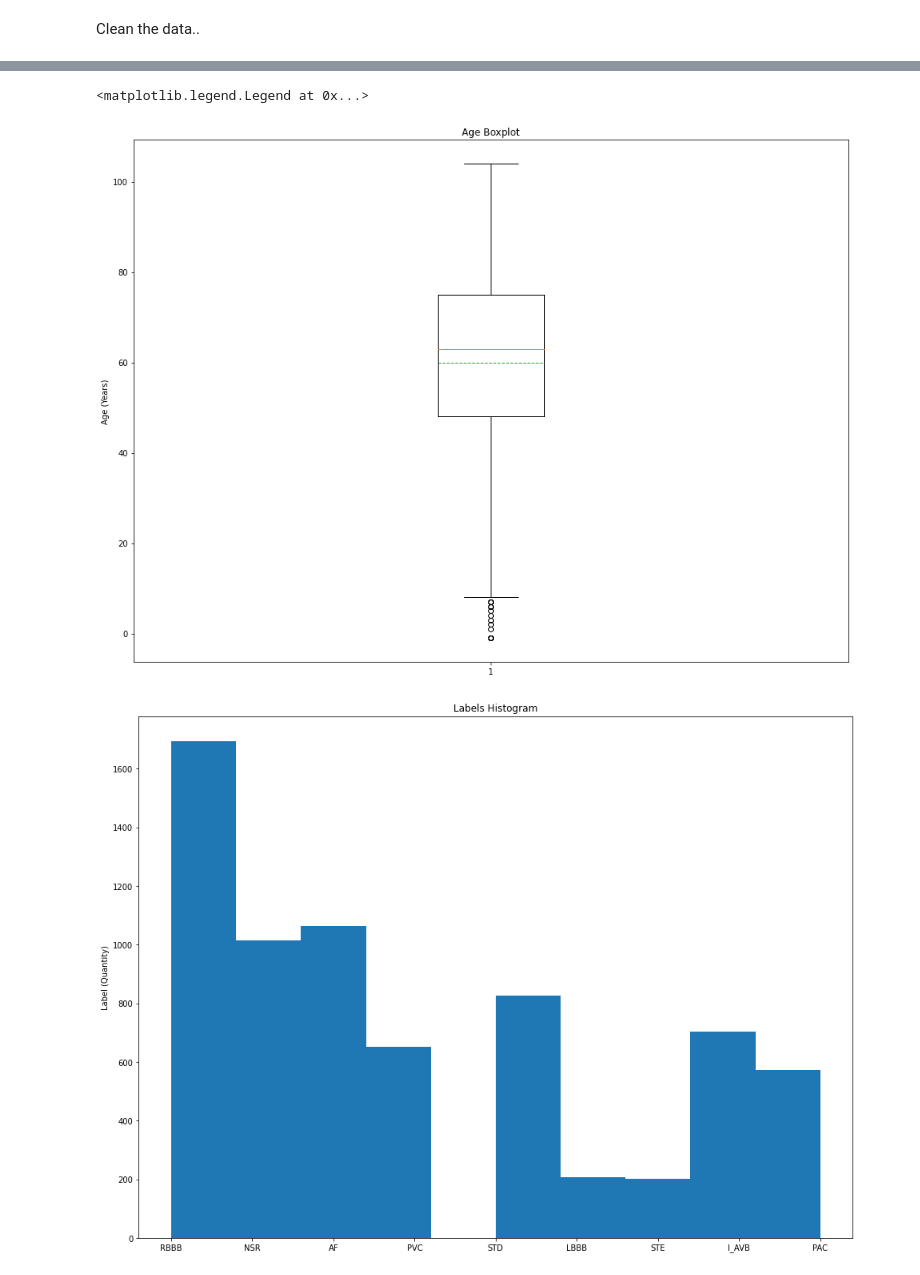
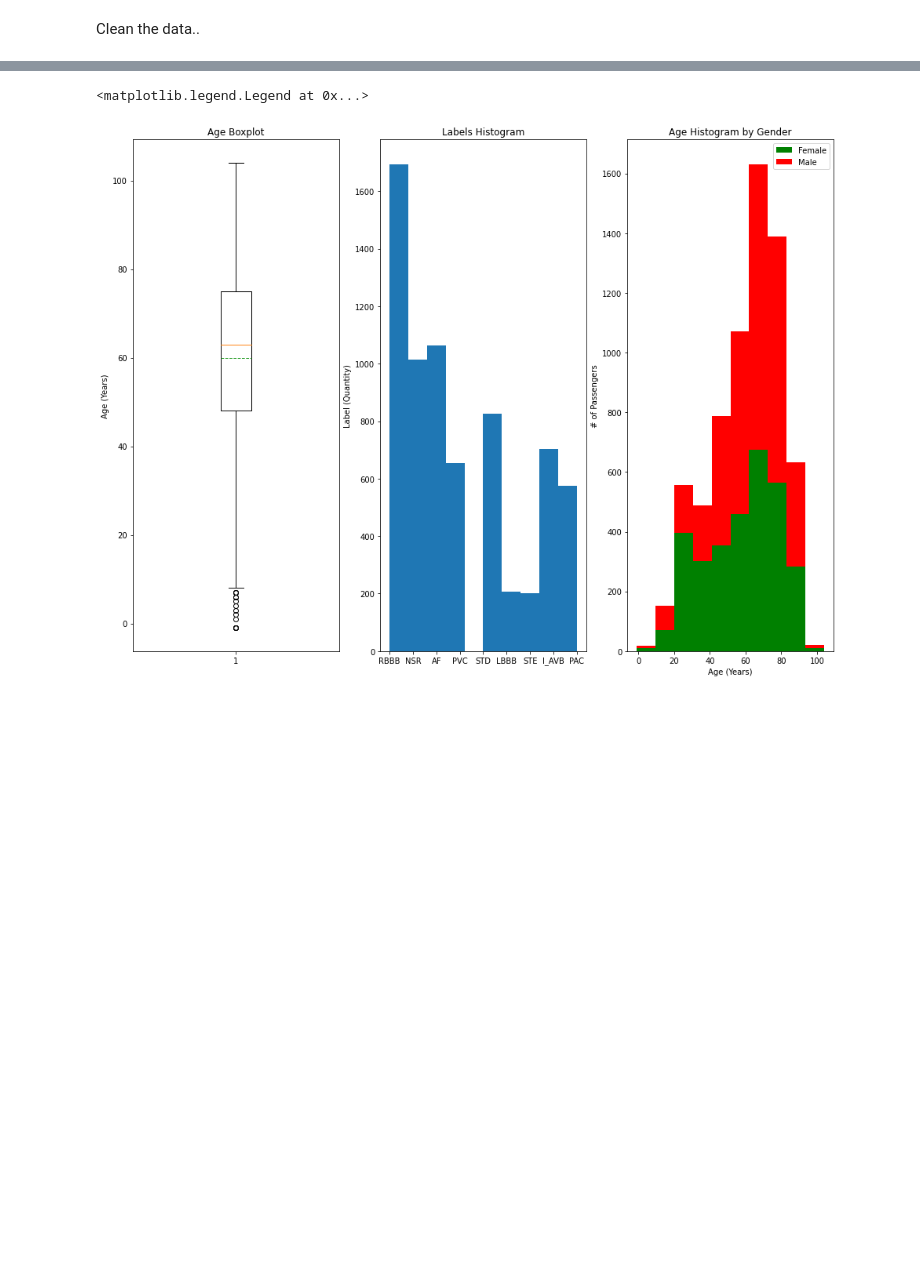
Before and after one commit to FVaisfeld/ml, a Jupyter notebook: data_comparison.ipynb, the cells around one changed output, grey strips where cells are left out. Drawn from its saved outputs; the diff is of its cells as text; code cells hidden in the pictures; blank space fills up the shorter version.

```diff
--- a/data_comparison.ipynb
+++ b/data_comparison.ipynb
@@ -111,29 +93,26 @@ print(union)
 # check features for outliers
 import matplotlib.pyplot as plt
 
-#plt.subplot(231)
 plt.figure(figsize=[16,12])
+plt.subplot(131)
 plt.boxplot(age_temp, showmeans = True, meanline = True)
 plt.title('Age Boxplot')
 plt.ylabel('Age (Years)')
 
 
 
-#plt.subplot(232)
-plt.figure(figsize=[16,12])
+plt.subplot(132)
 plt.hist(labels)
 plt.title('Labels Histogram')
 plt.ylabel('Label (Quantity)')
 
 
-
-plt.figure(figsize=[16,12])
 #plt.subplot(232)
 female_ind = [i for i,s in enumerate(sex) if s=='Female']
 male_ind = [i for i,s in enumerate(sex) if s=='Male']
 
 
-
+plt.subplot(133)
 plt.hist(x = [ [age[i] for i in female_ind], [age[i] for i in male_ind] ],
          stacked=True, color = ['g','r'],label = ['Female','Male'])
 plt.title('Age Histogram by Gender')
@@ -151,32 +130,31 @@ plt.legend()
     #complete embarked with mode
  #   dataset['Embarked'].fillna(dataset['Embarked'].mode()[0], inplace = True)
 
     #complete missing fare with median
   #  dataset['Fare'].fillna(dataset['Fare'].median(), inplace = True)
 
 #delete the cabin feature/column and others previously stated to exclude in train dataset
 #drop_column = ['PassengerId','Cabin', 'Ticket']
 #data1.drop(drop_column, axis=1, inplace = True)
 
 
 
 #check features for correlations with personal parameters
 
 
 #graph individual features by survival
 #fig, saxis = plt.subplots(2, 3,figsize=(16,12))
 
 #sns.barplot(x = 'Embarked', y = 'Survived', data=data1, ax = saxis[0,0])
 #sns.barplot(x = 'Pclass', y = 'Survived', order=[1,2,3], data=data1, ax = saxis[0,1])
 #sns.barplot(x = 'IsAlone', y = 'Survived', order=[1,0], data=data1, ax = saxis[0,2])
 
 #sns.pointplot(x = 'FareBin', y = 'Survived',  data=data1, ax = saxis[1,0])
 #sns.pointplot(x = 'AgeBin', y = 'Survived',  data=data1, ax = saxis[1,1])
 #sns.pointplot(x = 'FamilySize', y = 'Survived', data=data1, ax = saxis[1,2])
 # %% [output]
 N Measurements have no age: 189
 [6755, 6756, 6757, 6758, 6759, 6760, 6761, 6762, 6763, 6764, 6765, 6766, 6767, 6768, 6769, 6770, 6771, 6772, 6773, 6774, 6775, 6776, 6777, 6778, 6779, 6780, 6781, 6782, 6783, 6784, 6785, 6786, 6787, 6 ...
 {2257, 1522, 600, 6755, 6756, 6757, 6758, 6759, 6760, 6761, 6762, 6763, 6764, 6765, 6766, 6767, 6768, 6769, 6770, 6771, 6772, 6773, 6774, 6775, 6776, 6777, 6778, 6779, 6780, 6781, 6782, 6783, 6784, 67 ...
 <matplotlib.legend.Legend at 0x...>
-[figure, old version]
+[figure, new version]
-[figure, removed]
```
Also changed, not shown: parts of 3 cells of this notebook.
